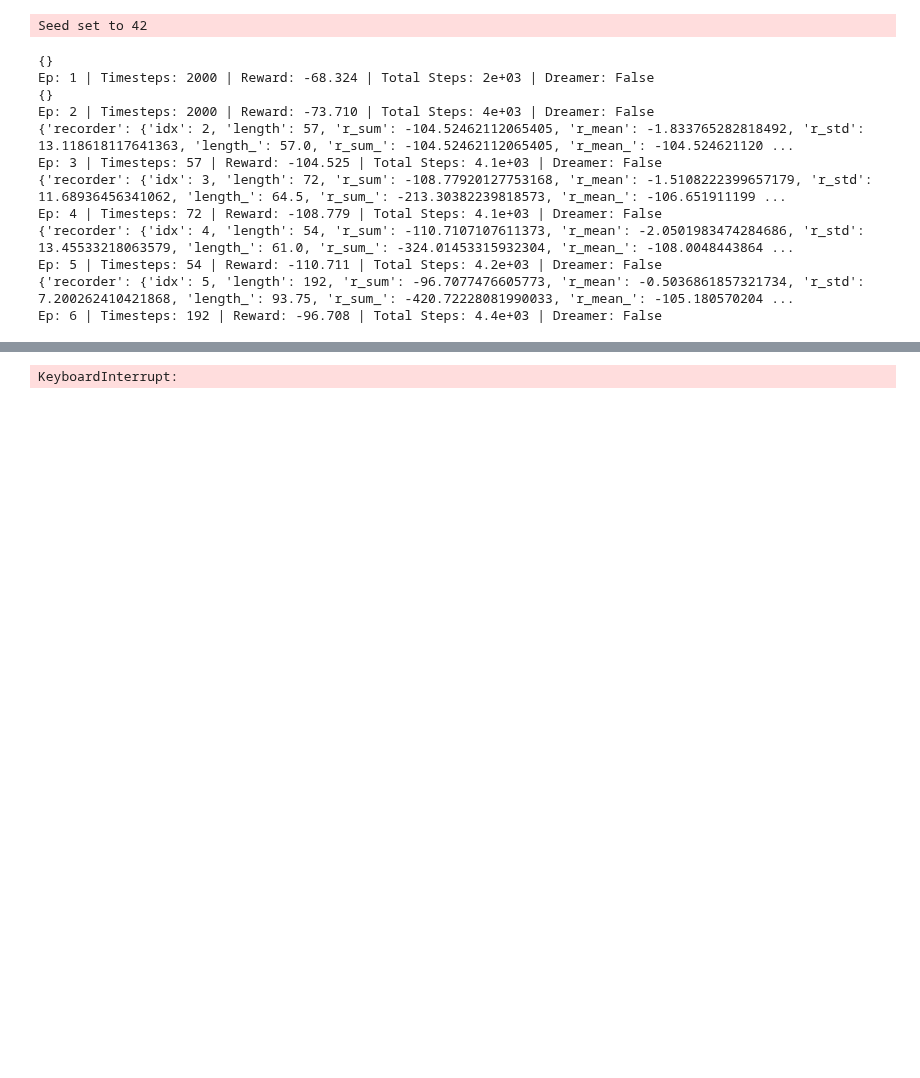
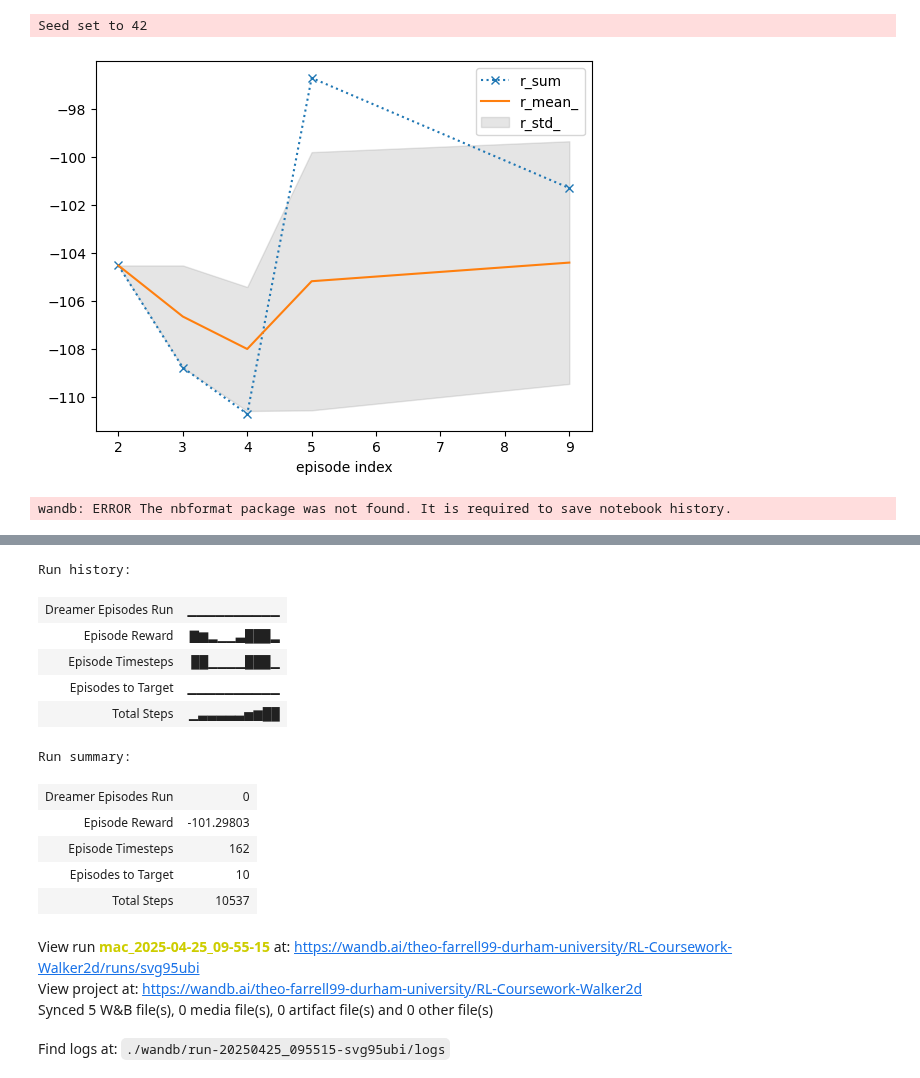
Before and after one commit to Theosdoor/Bipedal-Walking-with-RL, a Jupyter notebook: nchw73/nchw73-agent-code.ipynb, the cells around one changed output, grey strips where cells are left out. Saved outputs shown, nothing was run; the diff lists cells and outputs as text; code cells hidden in the pictures; blank space fills up the shorter version.

Commit message:
setup wandb sweep & gitignore

```diff
--- a/nchw73/nchw73-agent-code.ipynb
+++ b/nchw73/nchw73-agent-code.ipynb
@@ -864,15 +866,16 @@ reward_avg_list = []
 ep_timesteps_dreamer = ep_reward_dreamer = dreamer_eps = 0
 
 episode = 1
+success_ep = config.max_episodes # minimise i such that r_mean @ episode i >= target_score
 # %% [output]
 Seed set to 42
 # %%
 # training loop
 while episode <= config.max_episodes: # index from 1
     # recording statistics and video can be switched on and off (video recording is slow!)
-    if config.is_recording and episode >= config.ep_start_rec:
-        env.info = episode % config.video_interval == 0   # track every x episodes (usually tracking every episode is fine)
-        env.video = episode % config.video_interval == 0  # record videos every x episodes (set BEFORE calling reset!)
+    if is_recording and episode >= ep_start_rec:
+        env.info = episode % video_interval == 0   # track every x episodes (usually tracking every episode is fine)
+        env.video = episode % video_interval == 0  # record videos every x episodes (set BEFORE calling reset!)
 
     # reset for new episode
     state, info = env.reset()
@@ -937,11 +940,10 @@ while episode <= config.max_episodes: # index from 1
 
     # Log metrics to W&B
     log_dict = {
-        "Episode": episode,
+        # "Episode": episode, # not necc as log it as step
         "Total Steps": total_steps,
         "Episode Reward": ep_reward,
         "Episode Timesteps": ep_timesteps,
-        "Average Reward (Last 100)": np.mean(reward_avg_list) if len(reward_avg_list) > 0 else ep_reward, # Log running average
     }
     # log tracked statistics
     if 'recorder' in info and info['recorder']['idx']:
@@ -958,56 +960,54 @@ while episode <= config.max_episodes: # index from 1
             log_dict["Dreamer Average Reward"] = ep_reward_dreamer / dreamer_eps
             log_dict["Dreamer Average Timesteps"] = ep_timesteps_dreamer / dreamer_eps
 
+    # update success_ep
+    if 'recorder' in info:
+        if info['recorder']['r_mean_'] >= config.target_score:
+            success_ep = min(success_ep, episode)
+            log_dict["Episodes to Reach Target"] = success_ep
+            print(f'target score reached at episode {success_ep}!')
+
     wandb.log(log_dict, step=episode) # log metrics each ep
 
     reward_list.append(ep_reward)
     reward_avg_list.append(ep_reward)
 
     # plot tracked statistics (on real env)
-    if episode % config.plot_interval == 0:
+    if episode % plot_interval == 0:
         tracker.plot(r_mean_=True, r_std_=True, r_sum=dict(linestyle=':', marker='x'))
 
     # save model
-    if config.save_model and episode % config.save_interval == 0:
+    if save_model and episode % save_interval == 0:
         model_path = f"./actor_{run_name}_{episode}.pth" # Include run name in path
         torch.save(actor.state_dict(), model_path)
         wandb.save(model_path) # Upload the saved model file to W&B run
         print(f"Model saved: {model_path}")
         # TODO note - maybe save critic / dreamer too?
         # also - maybe delete old ones?
 
     episode += 1
     ep_reward = 0
 
     # break condition - stop if we consistently meet target score
-    if len(reward_avg_list) >= 100:
-        print(f'Current progress: {np.array(reward_avg_list).mean()}/{config.target_score}')
-        if np.array(reward_avg_list).mean() >= config.target_score: # quit when we've got (basically) optimal performance
+    if len(reward_avg_list) >= 100 or success_ep < config.max_episodes:
+        current_avg = np.array(reward_avg_list).mean()
+        print(f'Current progress: {current_avg:.3f} / {config.target_score}')
+        if current_avg >= config.target_score or success_ep < config.max_episodes: # quit when we've got good enough performance
             print('Completed environment!')
             break
         reward_avg_list = reward_avg_list[-99:] # discard oldest on list (keep most recent 99)
 
 # don't forget to close environment (e.g. triggers last video save)
 env.close()
 
 # write log file
 if config.hardcore:
     filename = "nchw73-agent-hardcore-log.txt"
 else:
     filename = "nchw73-agent-log.txt"
 env.write_log(folder="logs", file=filename)
 
 wandb.finish() # finish wandb run
 # %% [output]
+[figure, added]
-{}
-Ep: 1 | Timesteps: 2000 | Reward: -68.324 | Total Steps: 2e+03 | Dreamer: False
-{}
-Ep: 2 | Timesteps: 2000 | Reward: -73.710 | Total Steps: 4e+03 | Dreamer: False
-{'recorder': {'idx': 2, 'length': 57, 'r_sum': -104.52462112065405, 'r_mean': -1.833765282818492, 'r_std': 13.118618117641363, 'length_': 57.0, 'r_sum_': -104.52462112065405, 'r_mean_': -104.524621120 ...
-Ep: 3 | Timesteps: 57 | Reward: -104.525 | Total Steps: 4.1e+03 | Dreamer: False
-{'recorder': {'idx': 3, 'length': 72, 'r_sum': -108.77920127753168, 'r_mean': -1.5108222399657179, 'r_std': 11.68936456341062, 'length_': 64.5, 'r_sum_': -213.30382239818573, 'r_mean_': -106.651911199 ...
-Ep: 4 | Timesteps: 72 | Reward: -108.779 | Total Steps: 4.1e+03 | Dreamer: False
-{'recorder': {'idx': 4, 'length': 54, 'r_sum': -110.7107107611373, 'r_mean': -2.0501983474284686, 'r_std': 13.45533218063579, 'length_': 61.0, 'r_sum_': -324.01453315932304, 'r_mean_': -108.0048443864 ...
-Ep: 5 | Timesteps: 54 | Reward: -110.711 | Total Steps: 4.2e+03 | Dreamer: False
-{'recorder': {'idx': 5, 'length': 192, 'r_sum': -96.7077476605773, 'r_mean': -0.5036861857321734, 'r_std': 7.200262410421868, 'length_': 93.75, 'r_sum_': -420.72228081990033, 'r_mean_': -105.180570204 ...
-Ep: 6 | Timesteps: 192 | Reward: -96.708 | Total Steps: 4.4e+03 | Dreamer: False
+wandb: ERROR The nbformat package was not found. It is required to save notebook history.
@@ -1014 +1015,16 @@ Ep: 6 | Timesteps: 192 | Reward: -96.708 | Total Steps: 4.4e+03 | Dreamer: False
-KeyboardInterrupt:
+Run history:
+| Dreamer Episodes Run | ▁▁▁▁▁▁▁▁▁▁ |
+| Episode Reward | ▇▆▂▁▁▃███▂ |
+| Episode Timesteps | ██▁▁▁▁███▁ |
+| Episodes to Target | ▁▁▁▁▁▁▁▁▁▁ |
+| Total Steps | ▁▃▃▃▃▃▅▆██ |
+Run summary:
+| Dreamer Episodes Run | 0 |
+| Episode Reward | -101.29803 |
+| Episode Timesteps | 162 |
+| Episodes to Target | 10 |
+| Total Steps | 10537 |
+View run mac_2025-04-25_09-55-15 at: https://wandb.ai/theo-farrell99-durham-university/RL-Coursework-Walker2d/runs/svg95ubi
+View project at: https://wandb.ai/theo-farrell99-durham-university/RL-Coursework-Walker2d
+Synced 5 W&B file(s), 0 media file(s), 0 artifact file(s) and 0 other file(s)
+Find logs at: ./wandb/run-20250425_095515-svg95ubi/logs
```
Also changed, not shown: parts of 4 cells of this notebook, 1 other file.
